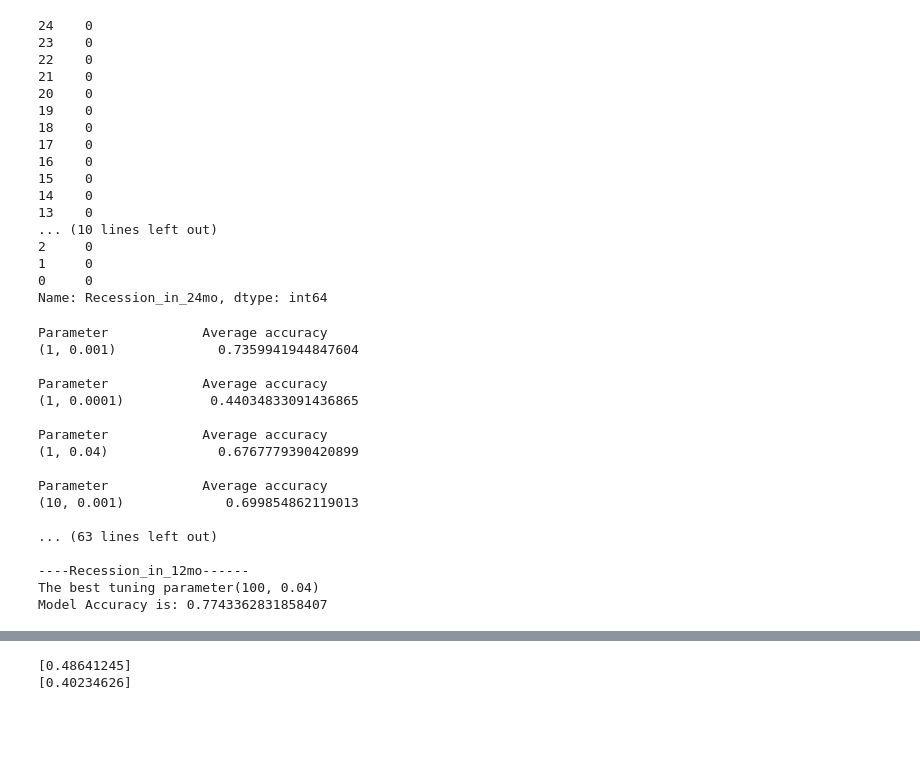
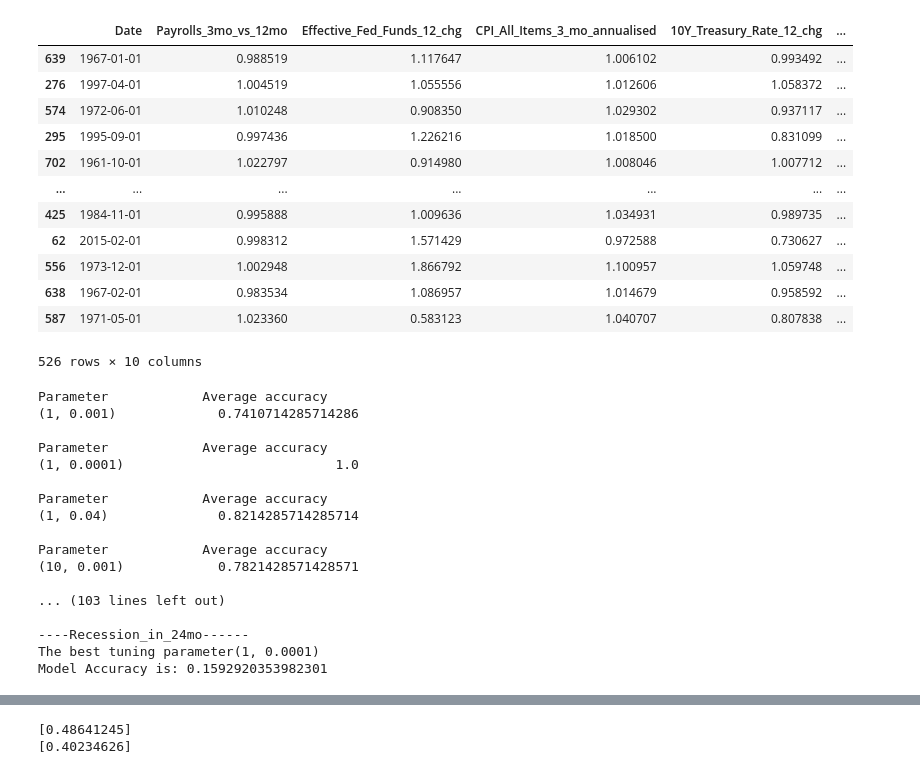
Before and after one commit to sebinsunny/US-Recession-Predictor, a Jupyter notebook: src/Models/svm.ipynb, the cells around one changed output, grey strips where cells are left out. Saved outputs shown, nothing was run; the diff lists cells and outputs as text; code cells hidden in the pictures; blank space fills up the shorter version.

```diff
--- a/src/Models/svm.ipynb
+++ b/src/Models/svm.ipynb
@@ -78,25 +90,21 @@ array([  10.        ,   31.6227766 ,  100.        ,  316.22776602,
 # %%
 X_train, X_test, y_train, y_test = train_test_split(x_training_data, x_training_data.iloc[:,7:], test_size=0.30)
-# %%
-x_testing_data['Recession_in_24mo']
-# %% [output]
-24    0
-23    0
-22    0
-21    0
-20    0
-19    0
-18    0
-17    0
-16    0
-15    0
-14    0
-13    0
-... (10 lines left out)
-2     0
-1     0
-0     0
-Name: Recession_in_24mo, dtype: int64
+# %%
+X_train
+# %% [output]
+|  | Date | Payrolls_3mo_vs_12mo | Effective_Fed_Funds_12_chg | CPI_All_Items_3_mo_annualised | 10Y_Treasury_Rate_12_chg | ... |
+| 639 | 1967-01-01 | 0.988519 | 1.117647 | 1.006102 | 0.993492 | ... |
+| 276 | 1997-04-01 | 1.004519 | 1.055556 | 1.012606 | 1.058372 | ... |
+| 574 | 1972-06-01 | 1.010248 | 0.908350 | 1.029302 | 0.937117 | ... |
+| 295 | 1995-09-01 | 0.997436 | 1.226216 | 1.018500 | 0.831099 | ... |
+| 702 | 1961-10-01 | 1.022797 | 0.914980 | 1.008046 | 1.007712 | ... |
+| ... | ... | ... | ... | ... | ... | ... |
+| 425 | 1984-11-01 | 0.995888 | 1.009636 | 1.034931 | 0.989735 | ... |
+| 62 | 2015-02-01 | 0.998312 | 1.571429 | 0.972588 | 0.730627 | ... |
+| 556 | 1973-12-01 | 1.002948 | 1.866792 | 1.100957 | 1.059748 | ... |
+| 638 | 1967-02-01 | 0.983534 | 1.086957 | 1.014679 | 0.958592 | ... |
+| 587 | 1971-05-01 | 1.023360 | 0.583123 | 1.040707 | 0.807838 | ... |
+526 rows × 10 columns
 # %%
 for i in output_feature:
     svm_ac = {}
@@ -106,7 +114,7 @@ for i in output_feature:
         model = svm.SVC(C=x, kernel='rbf', gamma=y, probability=True,
                         tol=1e-3,
                         class_weight='balanced')
-        accuracy = cross_val_score(model, X_train.iloc[:,1:6], y_train[i], cv=10, scoring='accuracy')
+        accuracy = cross_val_score(model, X_train.iloc[:,1:7], y_train[i], cv=10, scoring='recall')
         svm_ac[k] = np.mean(accuracy)
         print("\n{:20} {:25}".format('Parameter', 'Average accuracy'))
         print('{}\t{:25}'.format(k, np.mean(accuracy)))
@@ -118,38 +126,38 @@ for i in output_feature:
                         class_weight='balanced')
 
     # fitting the model with training data
-    svc_model.fit(X_train.iloc[:,1:6], y_train[i])
+    svc_model.fit(X_train.iloc[:,1:7], y_train[i])
     # predicting the model with the test data
-    y_predict = svc_model.predict(X_test.iloc[:,1:6])
+    y_predict = svc_model.predict(X_test.iloc[:,1:7])
 
     # evaluating the accuracy with the ground truth and predicted value
     model_acc = accuracy_score(y_test[i], y_predict)
 
     print("Model Accuracy is: {}".format(model_acc))
     # classification_report((y_true, y_pred)
-    predicted_probability[i+"_probability"] = svc_model.predict_proba(x_testing_data.iloc[:,1:6])[:,1]
-    past_predict[i+"_probability"]=svc_model.predict_proba(X_train.iloc[:,1:6])[:,1]
-    test_prob[i+"_probability"]=svc_model.predict_proba(X_test.iloc[:,1:6])[:,1]
+    predicted_probability[i+"_probability"] = svc_model.predict_proba(x_testing_data.iloc[:,1:7])[:,1]
+    past_predict[i+"_probability"]=svc_model.predict_proba(X_train.iloc[:,1:7])[:,1]
+    test_prob[i+"_probability"]=svc_model.predict_proba(X_test.iloc[:,1:7])[:,1]
     filename = i+'.sv'
     pickle.dump(svc_model, open(filename, 'wb'))
 # %% [output]
 Parameter            Average accuracy
-(1, 0.001)             0.7359941944847604
+(1, 0.001)             0.7410714285714286
 
 Parameter            Average accuracy
-(1, 0.0001)           0.44034833091436865
+(1, 0.0001)                           1.0
 
 Parameter            Average accuracy
-(1, 0.04)              0.6767779390420899
+(1, 0.04)              0.8214285714285714
 
 Parameter            Average accuracy
-(10, 0.001)             0.699854862119013
+(10, 0.001)            0.7821428571428571
 
-... (63 lines left out)
+... (103 lines left out)
 
-----Recession_in_12mo------
-The best tuning parameter(100, 0.04)
-Model Accuracy is: 0.7743362831858407
+----Recession_in_24mo------
+The best tuning parameter(1, 0.0001)
+Model Accuracy is: 0.1592920353982301
 # %%
 
 predicted_probability['Date']= x_testing_data['Date'].tolist()
```
Also changed, not shown: parts of 16 cells of this notebook, 42 other files.
